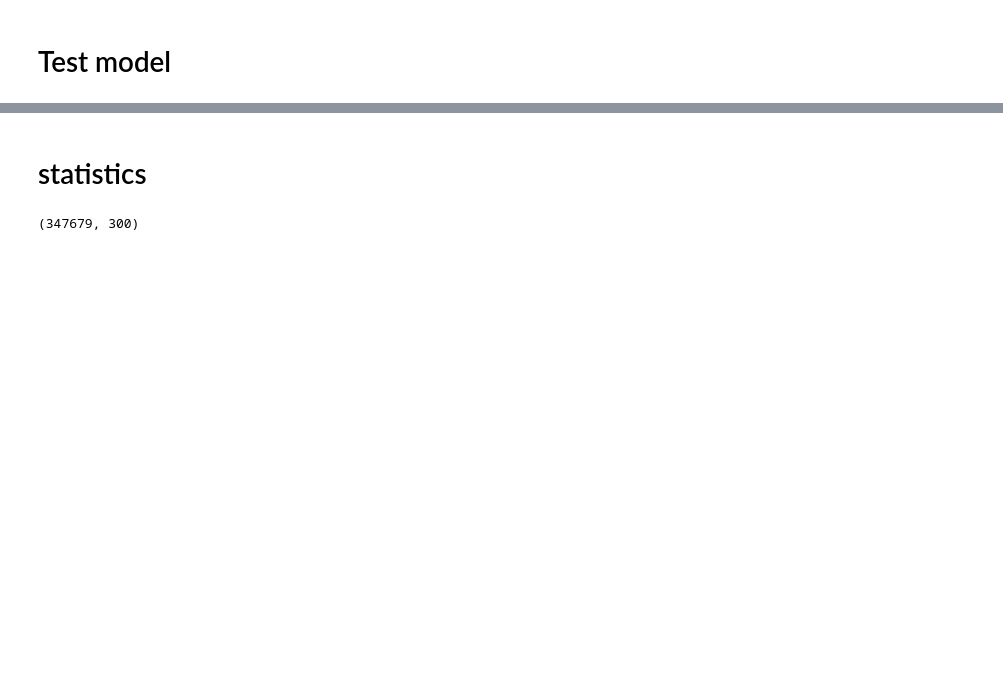
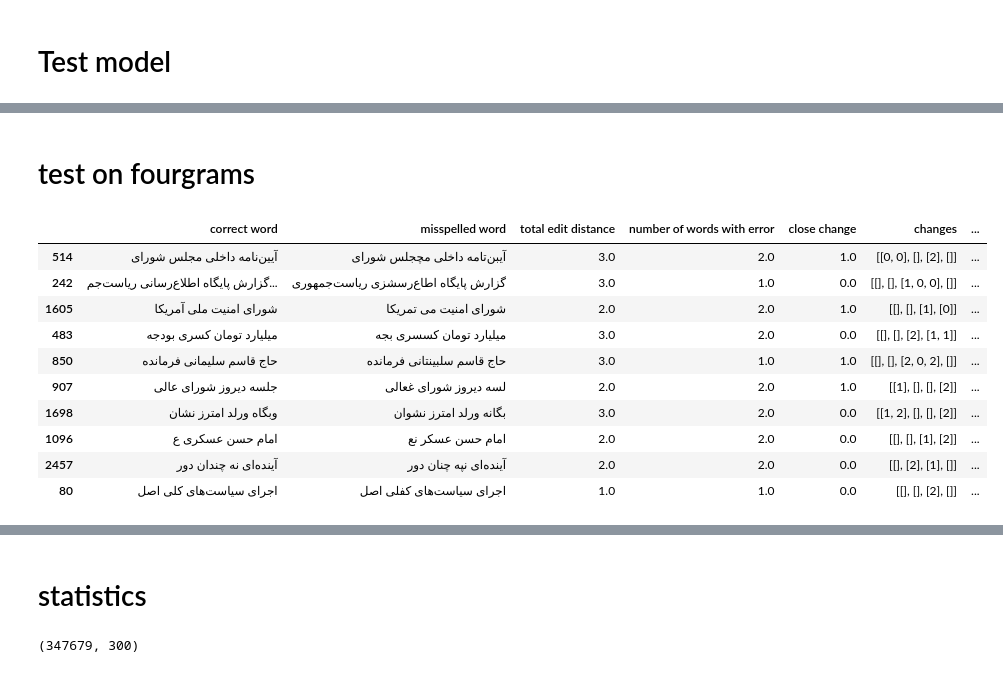
Before and after one commit to matinFT/persian-spell-checker, a Jupyter notebook: model.ipynb, the cells around one changed output, grey strips where cells are left out. Saved outputs shown, nothing was run; the diff lists cells and outputs as text; code cells hidden in the pictures; blank space fills up the shorter version.

```diff
--- a/model.ipynb
+++ b/model.ipynb
@@ -638,0 +722,18 @@ Wall time: 2min 46s
+# %% [markdown]
+# test on fourgrams
+# %%
+# homophonic_df=pd.read_csv("homophonics threeword.csv", index_col=[0])
+fourgram_random_error_df=pd.read_csv("random fourgram.csv", index_col=[0])
+fourgram_random_error_df.sample(n=10)
+# %% [output]
+|  | correct word | misspelled word | total edit distance | number of words with error | close change | changes | ... |
+| 514 | آیین‌نامه داخلی مجلس شورای | آیبن‌تامه داخلی مچجلس شورای | 3.0 | 2.0 | 1.0 | [[0, 0], [], [2], []] | ... |
+| 242 | گزارش پایگاه اطلاع‌رسانی ریاست‌جم... | گزارش پایگاه اطاع‌رسشزی ریاست‌جمهوری | 3.0 | 1.0 | 0.0 | [[], [], [1, 0, 0], []] | ... |
+| 1605 | شورای امنیت ملی آمریکا | شورای امنیت می تمریکا | 2.0 | 2.0 | 1.0 | [[], [], [1], [0]] | ... |
+| 483 | میلیارد تومان کسری بودجه | میلیارد تومان کسسری بجه | 3.0 | 2.0 | 0.0 | [[], [], [2], [1, 1]] | ... |
+| 850 | حاج قاسم سلیمانی فرمانده | حاج قاسم سلبینتانی فرمانده | 3.0 | 1.0 | 1.0 | [[], [], [2, 0, 2], []] | ... |
+| 907 | جلسه دیروز شورای عالی | لسه دیروز شورای غعالی | 2.0 | 2.0 | 1.0 | [[1], [], [], [2]] | ... |
+| 1698 | وبگاه ورلد امترز نشان | بگانه ورلد امترز نشوان | 3.0 | 2.0 | 0.0 | [[1, 2], [], [], [2]] | ... |
+| 1096 | امام حسن عسکری ع | امام حسن عسکر نع | 2.0 | 2.0 | 0.0 | [[], [], [1], [2]] | ... |
+| 2457 | آینده‌ای نه چندان دور | آینده‌ای نپه چنان دور | 2.0 | 2.0 | 0.0 | [[], [2], [1], []] | ... |
+| 80 | اجرای سیاست‌های کلی اصل | اجرای سیاست‌های کفلی اصل | 1.0 | 1.0 | 0.0 | [[], [], [2], []] | ... |
```
Also changed, not shown: parts of 48 cells of this notebook, 5 other files.
